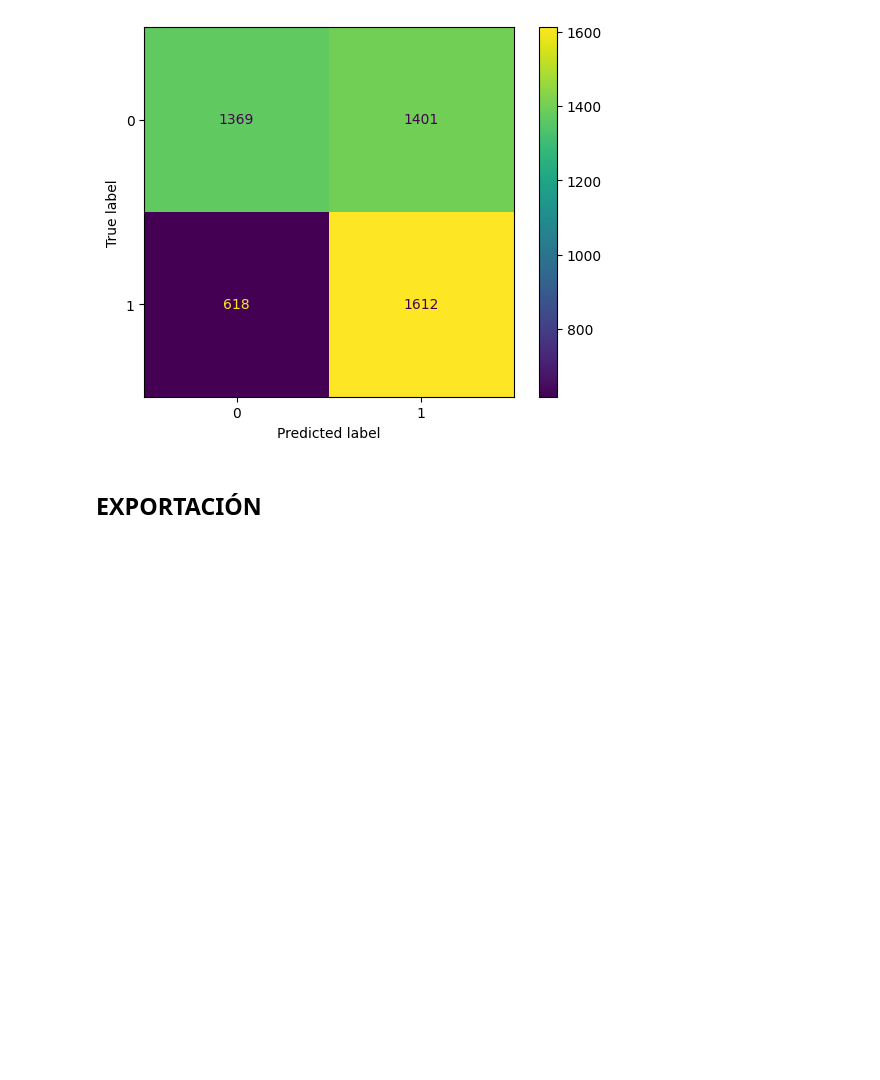
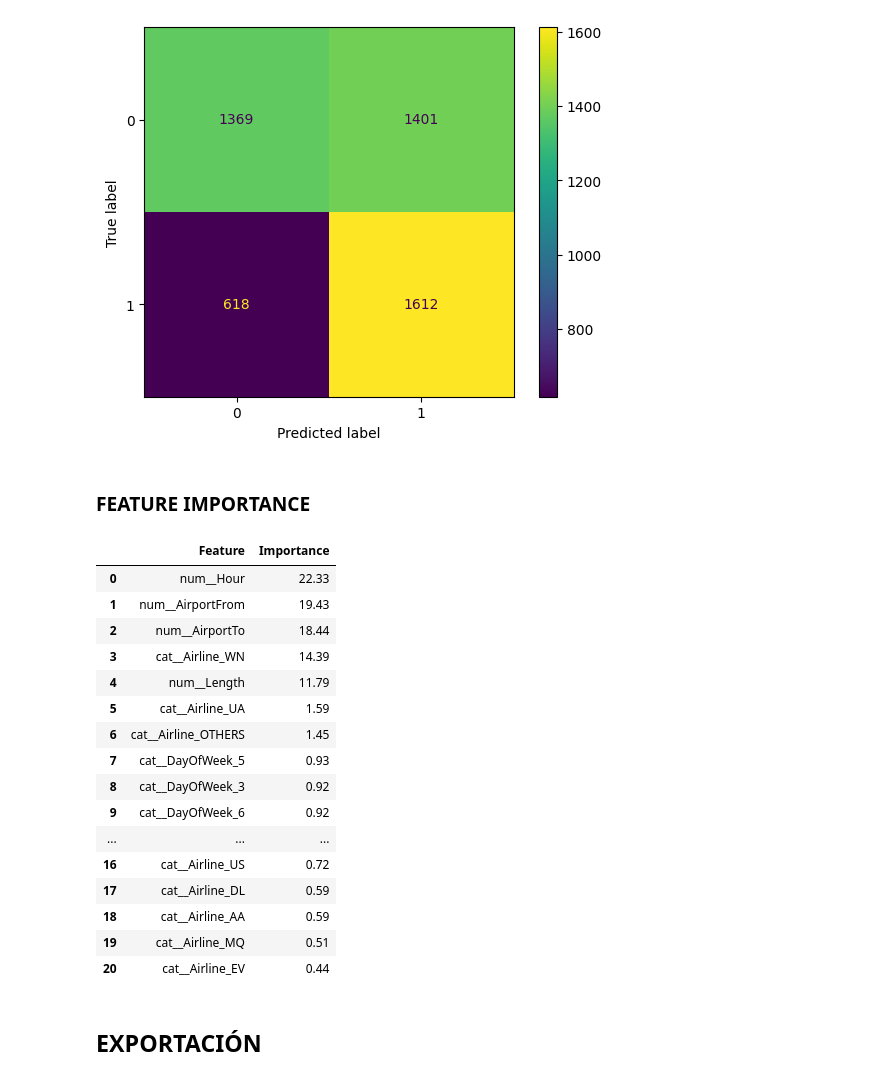
Before and after one commit to Sts87/FlightOnTime, a Jupyter notebook: FlightOnTime_Modelado 2.1.ipynb, the cells around one changed output. Saved outputs shown, nothing was run; the diff lists cells and outputs as text; code cells hidden in the pictures; blank space fills up the shorter version.

Commit message:
Generación y exportación de Feature importances

```diff
--- a/FlightOnTime_Modelado 2.1.ipynb
+++ b/FlightOnTime_Modelado 2.1.ipynb
@@ -726,6 +726,36 @@ ConfusionMatrixDisplay.from_predictions(y_test, y_pred_opt)
 # %% [output]
 <sklearn.metrics._plot.confusion_matrix.ConfusionMatrixDisplay at 0x...>
 [figure]
+# %% [markdown]
+### FEATURE IMPORTANCE
+# %%
+# IMPORTANCIA DE LAS VARIABLES
+# -Variables que más influyen en el modelo en %
+importances = best_model._final_estimator.feature_importances_
+features = preprocess.get_feature_names_out()
+
+feat_importances = pd.DataFrame({'Feature': features, 'Importance':(importances*100).round(2)}) \
+                     .sort_values('Importance', ascending=False) \
+                     .reset_index(drop=True)
+feat_importances
+# %% [output]
+|  | Feature | Importance |
+| 0 | num__Hour | 22.33 |
+| 1 | num__AirportFrom | 19.43 |
+| 2 | num__AirportTo | 18.44 |
+| 3 | cat__Airline_WN | 14.39 |
+| 4 | num__Length | 11.79 |
+| 5 | cat__Airline_UA | 1.59 |
+| 6 | cat__Airline_OTHERS | 1.45 |
+| 7 | cat__DayOfWeek_5 | 0.93 |
+| 8 | cat__DayOfWeek_3 | 0.92 |
+| 9 | cat__DayOfWeek_6 | 0.92 |
+| ... | ... | ... |
+| 16 | cat__Airline_US | 0.72 |
+| 17 | cat__Airline_DL | 0.59 |
+| 18 | cat__Airline_AA | 0.59 |
+| 19 | cat__Airline_MQ | 0.51 |
+| 20 | cat__Airline_EV | 0.44 |
 # %% [markdown]
 ## EXPORTACIÓN
 # %%
```
Also changed, not shown: parts of 2 cells of this notebook.
